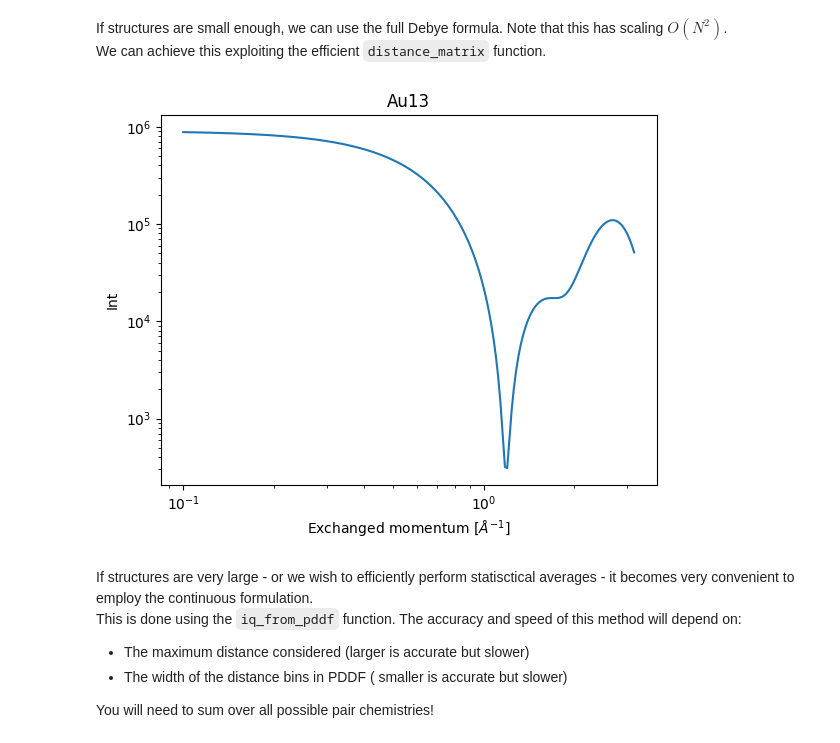
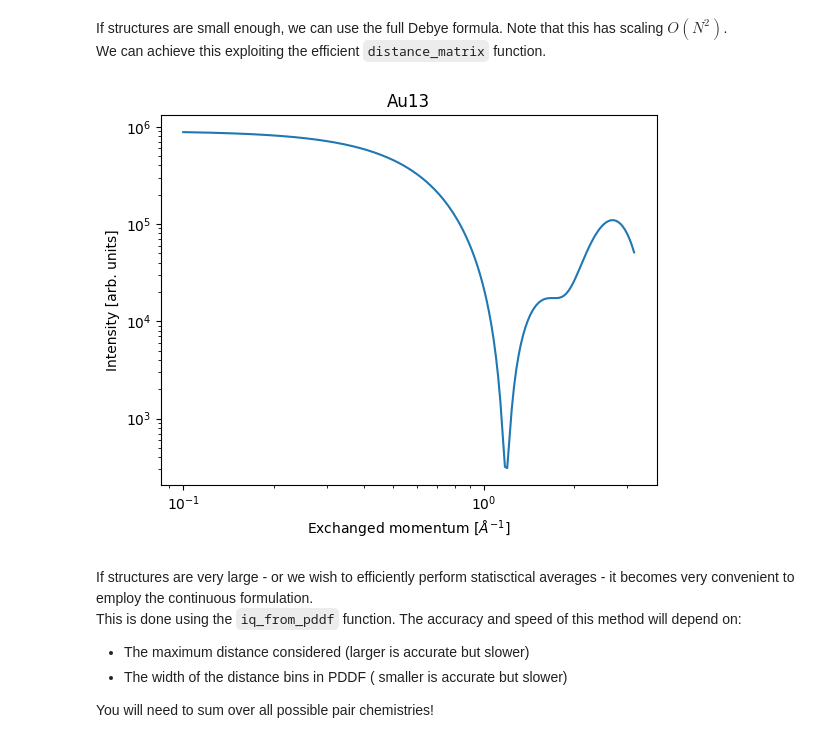
Before and after one commit to nanoMLMS/pySNOW, a Jupyter notebook: tutorial/saxs.ipynb, the cells around one changed output. Cells and saved outputs as stored; diff of their text form; code cells hidden in the pictures.

```diff
--- a/tutorial/saxs.ipynb
+++ b/tutorial/saxs.ipynb
@@ -26,30 +26,29 @@ If structures are small enough, we can use the full Debye formula. Note that thi
 We can achieve this exploiting the efficient `distance_matrix` function.
 # %%
 from snow.descriptors import saxs
-from snow.io.xyz import read_xyz_movie_extended,read_xyz
+from snow.io.xyz import read_xyz
 import os
 import inspect
 from pathlib import Path
 
 base=Path.cwd()
 #We load a small structure
 species,coords = read_xyz(base/"tutorial_structures/Au13_ih.xyz")
-#We compute the distance matrix
-dist_mat,dist_max,_ = distance_matrix(coords)
+dist_mat,dist_max,_ = distance_matrix(coords=coords)
 #We use it to compute scattering
 intensities=[]
 qs = np.logspace(-1,0.5,200)
 intensities = [saxs.iq_from_dist_mat(species,q ,dist_mat=dist_mat) for q in qs]
 
 plt.plot(qs,intensities)
 plt.xscale("log")
 plt.yscale("log")
 plt.title("Au13")
 plt.xlabel(r"Exchanged momentum [$\AA^{-1}$]")
-plt.ylabel("Int")
+plt.ylabel("Intensity [arb. units]")
 plt.show()
 # %% [output]
-[figure, old version]
+[figure, new version]
 # %% [markdown]
 If structures are very large - or we wish to efficiently perform statisctical averages - it becomes very convenient to employ the continuous formulation.
 This is done using the `iq_from_pddf` function. The accuracy and speed of this method will depend on:
```
Also changed, not shown: parts of 3 cells of this notebook, 2 other files.
